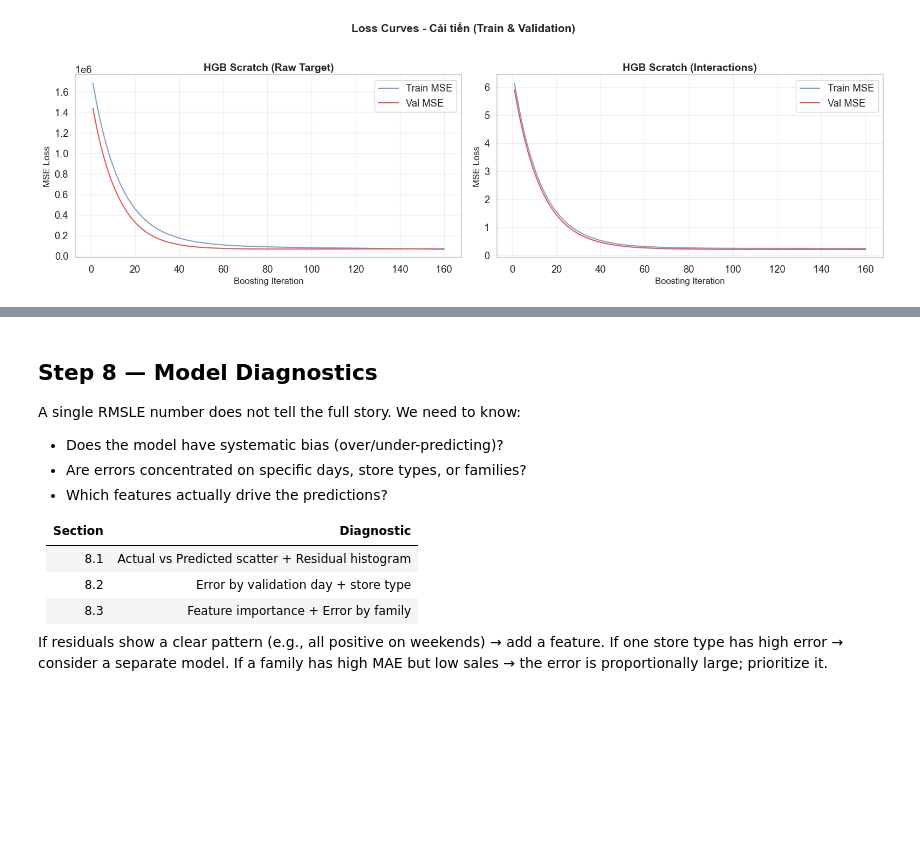
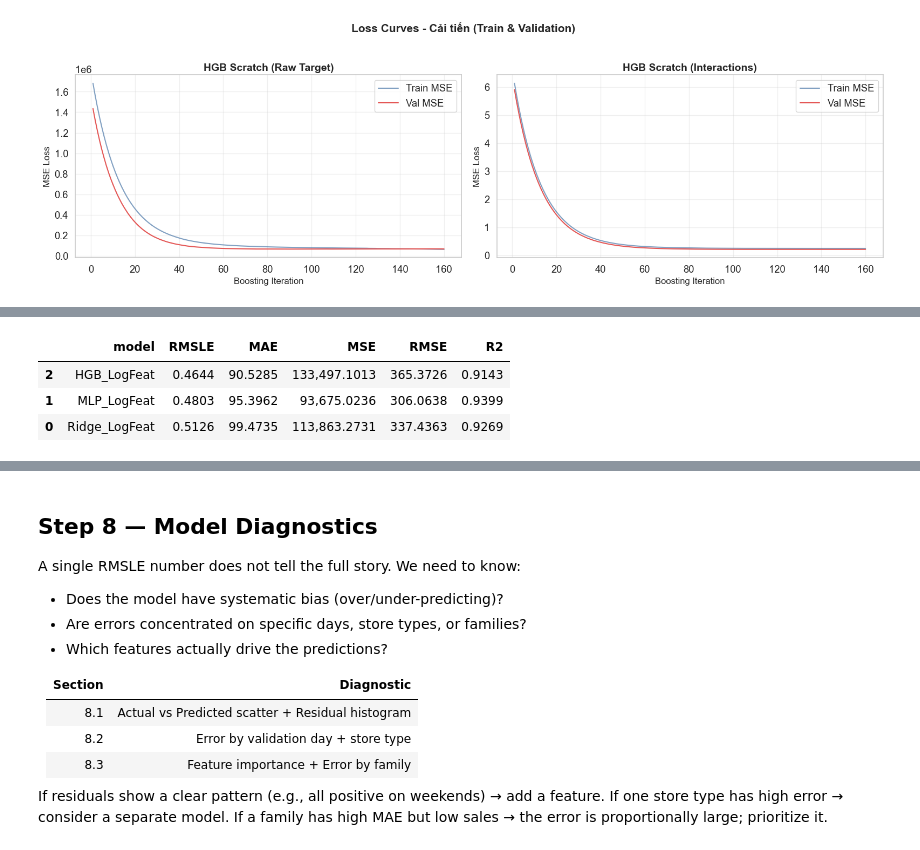
Before and after one commit to QuangManhAI/lab02-machine-learning, a Jupyter notebook: notebooks/store_sales_forecasting_new_data.ipynb, the cells around one changed output, grey strips where cells are left out. Drawn from its saved outputs; the diff is of its cells as text; code cells hidden in the pictures; blank space fills up the shorter version.

```diff
--- a/notebooks/store_sales_forecasting_new_data.ipynb
+++ b/notebooks/store_sales_forecasting_new_data.ipynb
@@ -1475,0 +1491,91 @@ plt.show()
+# %%
+# ── 7.4 — Log-Transformed Features ──
+from sklearn.preprocessing import FunctionTransformer
+
+LOG_FEATURES = [
+    "onpromotion", "dcoilwtico",
+    "lag_16", "lag_28", "lag_364",
+    "rolling_mean_7_shift16", "rolling_mean_28_shift16", "rolling_mean_56_shift16"
+]
+NONLOG_NUMERIC_FEATURES = [
+    "dayofweek", "month", "year", "dayofmonth",
+    "is_weekend", "is_holiday", "holiday_count"
+]
+
+def make_one_hot_preprocessor_log() -> ColumnTransformer:
+    log_pipe = Pipeline([
+        ("imputer", SimpleImputer(strategy="median")),
+        ("log", FunctionTransformer(np.log1p)),
+        ("scaler", StandardScaler())
+    ])
+    nolog_pipe = Pipeline([
+        ("imputer", SimpleImputer(strategy="median")),
+        ("scaler", StandardScaler())
+    ])
+    cat_pipe = Pipeline([
+        ("imputer", SimpleImputer(strategy="most_frequent")),
+        ("onehot", OneHotEncoder(handle_unknown="ignore", sparse_output=True))
+    ])
+    return ColumnTransformer([
+        ("num_log", log_pipe, LOG_FEATURES),
+        ("num_nolog", nolog_pipe, NONLOG_NUMERIC_FEATURES),
+        ("cat", cat_pipe, CATEGORICAL_FEATURES)
+    ], remainder="drop")
+
+def make_ordinal_preprocessor_log() -> ColumnTransformer:
+    log_pipe = Pipeline([
+        ("imputer", SimpleImputer(strategy="median")),
+        ("log", FunctionTransformer(np.log1p))
+    ])
+    nolog_pipe = Pipeline([
+        ("imputer", SimpleImputer(strategy="median"))
+    ])
+    cat_pipe = Pipeline([
+        ("imputer", SimpleImputer(strategy="most_frequent")),
+        ("ordinal", OrdinalEncoder(
+            handle_unknown="use_encoded_value",
+            unknown_value=-1,
+            encoded_missing_value=-1
+        ))
+    ])
+    return ColumnTransformer([
+        ("num_log", log_pipe, LOG_FEATURES),
+        ("num_nolog", nolog_pipe, NONLOG_NUMERIC_FEATURES),
+        ("cat", cat_pipe, CATEGORICAL_FEATURES)
+    ], remainder="drop")
+
+models_log = {
+    "Ridge_LogFeat": Pipeline([
+        ("preprocess", make_one_hot_preprocessor_log()),
+        ("model", RidgeRegressionScratch(alpha=10.0))
+    ]),
+    "MLP_LogFeat": Pipeline([
+        ("preprocess", make_one_hot_preprocessor_log()),
+        ("model", MLPRegressorScratch(
+            hidden_dim=16, lr=0.01, epochs=20,
+            batch_size=1024, random_state=RANDOM_STATE
+        ))
+    ]),
+    "HGB_LogFeat": Pipeline([
+        ("preprocess", make_ordinal_preprocessor_log()),
+        ("model", HistGradientBoostingRegressorScratch(
+            max_iter=160, learning_rate=0.04, random_state=RANDOM_STATE
+        ))
+    ])
+}
+
+model_log_rows = []
+fitted_log_models: dict[str, Pipeline] = {}
+predictions_log: dict[str, np.ndarray] = {}
+
+for model_name, pipeline in models_log.items():
+    print(f"Training {model_name}...")
+    pipeline.fit(x_fit, y_fit_log)
+    pred = np.clip(np.expm1(pipeline.predict(x_valid)), 0, None)
+    model_log_rows.append({"model": model_name, **sales_metrics(y_valid, pred)})
+    fitted_log_models[model_name] = pipeline
+    predictions_log[model_name] = pred
+
+model_log_df = pd.DataFrame(model_log_rows).sort_values("RMSLE")
+display(model_log_df)
+# %% [output]
@@ -1475,0 +1585,4 @@ plt.show()
+|  | model | RMSLE | MAE | MSE | RMSE | R2 |
+| 2 | HGB_LogFeat | 0.4644 | 90.5285 | 133,497.1013 | 365.3726 | 0.9143 |
+| 1 | MLP_LogFeat | 0.4803 | 95.3962 | 93,675.0236 | 306.0638 | 0.9399 |
+| 0 | Ridge_LogFeat | 0.5126 | 99.4735 | 113,863.2731 | 337.4363 | 0.9269 |
```
Also changed, not shown: parts of 5 cells of this notebook, 1 other file.
